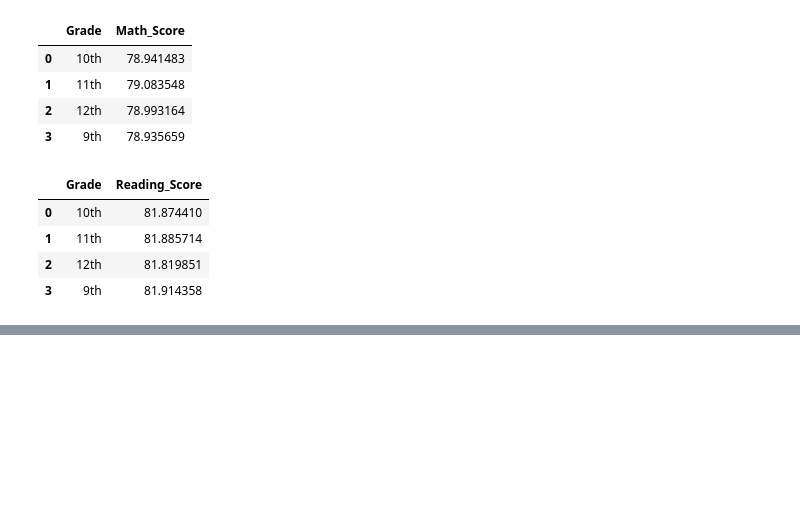
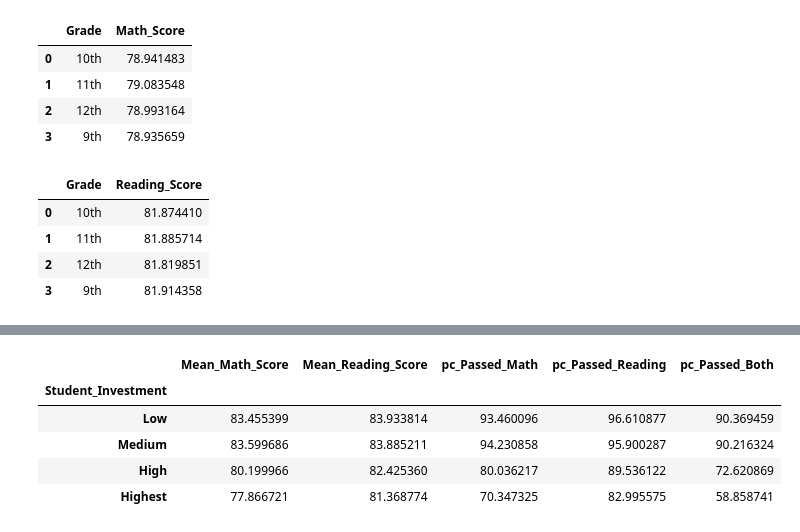
Before and after one commit to fbarillas08/pandas-challenge, a Jupyter notebook: PyCitySchools_FAB.ipynb, the cells around one changed output, grey strips where cells are left out. Drawn from its saved outputs; the diff is of its cells as text; code cells hidden in the pictures; blank space fills up the shorter version.

```diff
--- a/PyCitySchools_FAB.ipynb
+++ b/PyCitySchools_FAB.ipynb
@@ -657,0 +655,18 @@ student_investment_df
+# %%
+pc_passing_reading_df = schools_df.groupby("Student_Investment").pc_Passed_Reading.mean()
+# %%
+pc_passing_both_df = schools_df.groupby('Student_Investment').pc_Passed_Both.mean()
+# %%
+investment_df = pd.merge(investment_df, pc_passing_math_df, "left", on = "Student_Investment")
+# %%
+investment_df = pd.merge(investment_df, pc_passing_reading_df, "left", on = "Student_Investment")
+# %%
+investment_df = pd.merge(investment_df, pc_passing_both_df, "left", on = "Student_Investment")
+investment_df
+# %% [output]
+|  | Mean_Math_Score | Mean_Reading_Score | pc_Passed_Math | pc_Passed_Reading | pc_Passed_Both |
+| Student_Investment |  |  |  |  |  |
+| Low | 83.455399 | 83.933814 | 93.460096 | 96.610877 | 90.369459 |
+| Medium | 83.599686 | 83.885211 | 94.230858 | 95.900287 | 90.216324 |
+| High | 80.199966 | 82.425360 | 80.036217 | 89.536122 | 72.620869 |
+| Highest | 77.866721 | 81.368774 | 70.347325 | 82.995575 | 58.858741 |
```
Also changed, not shown: parts of 29 cells of this notebook.
